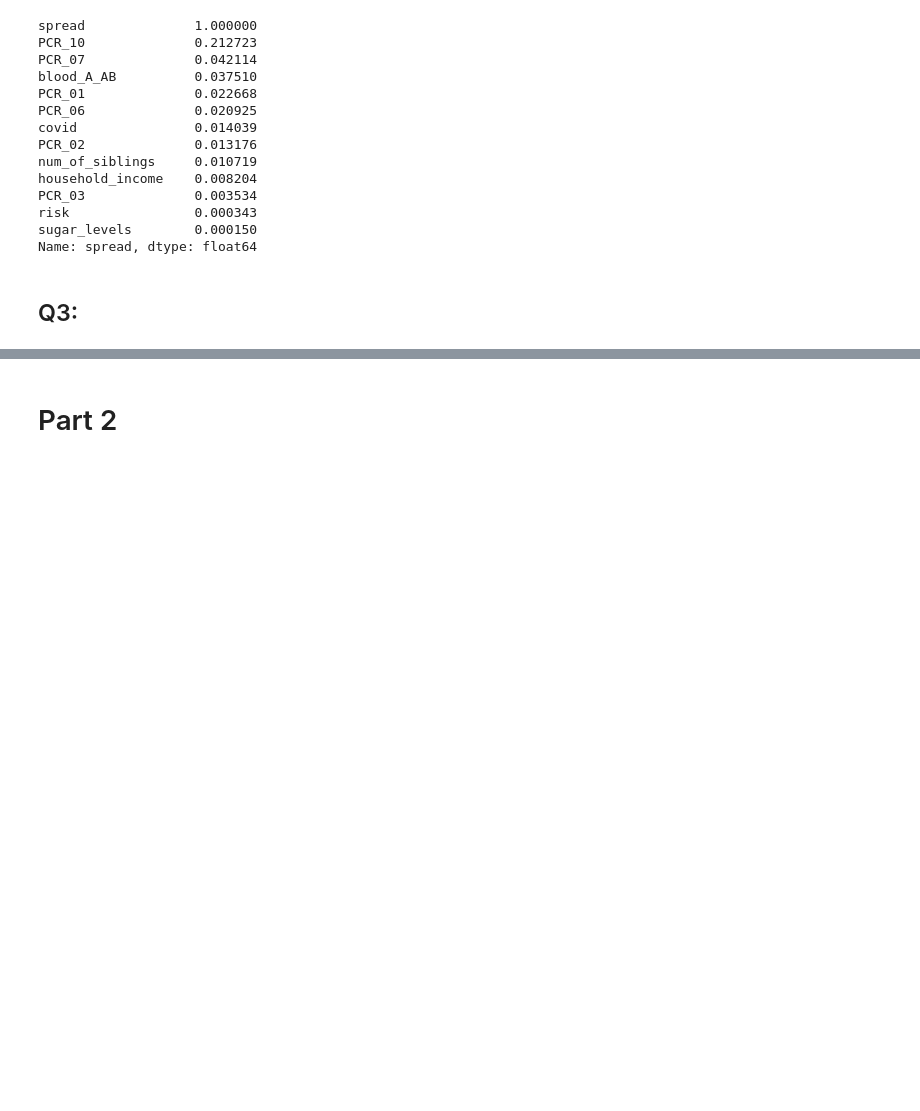
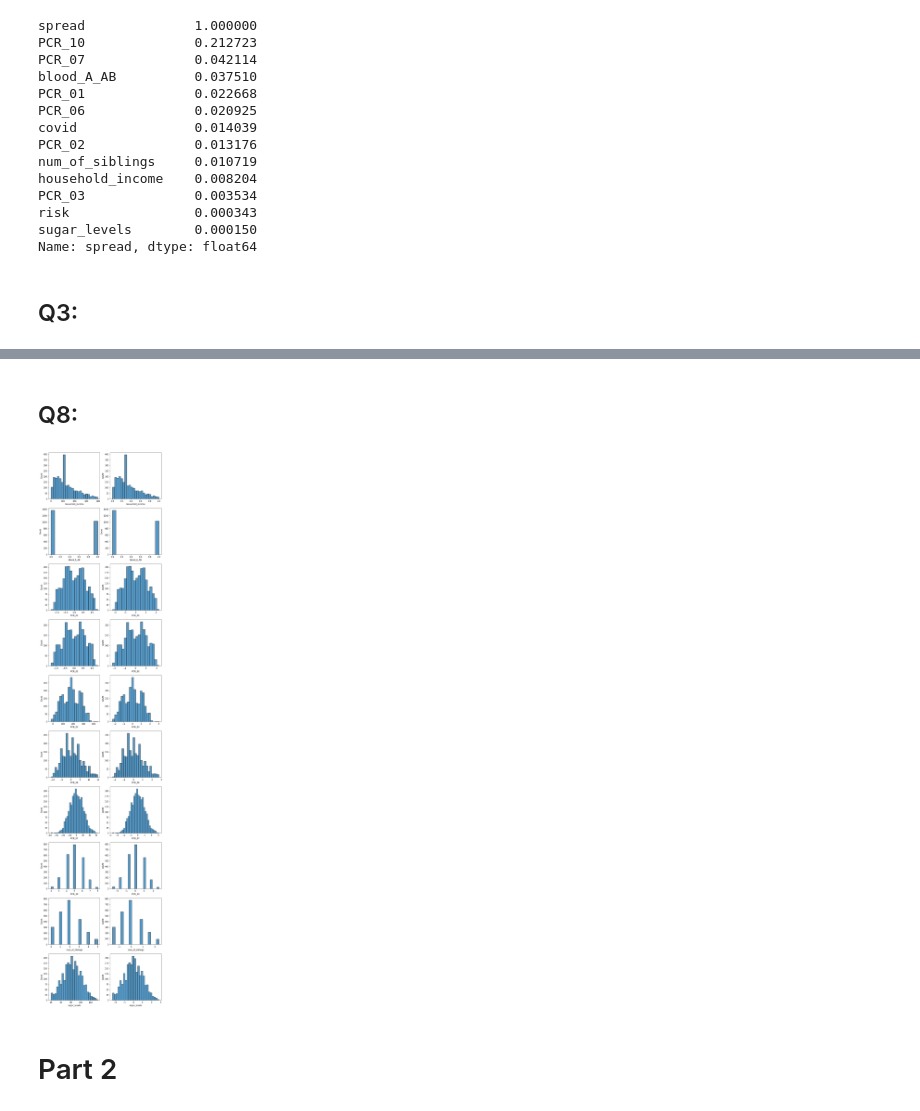
Before and after one commit to Av0cat0/IntroToML-cs236756-HW2, a Jupyter notebook: 313575599-308160647.ipynb, the cells around one changed output, grey strips where cells are left out. Drawn from its saved outputs; the diff is of its cells as text; code cells hidden in the pictures; blank space fills up the shorter version.

```diff
--- a/313575599-308160647.ipynb
+++ b/313575599-308160647.ipynb
@@ -100,3 +107,13 @@ Text(0.5, 0, 'PCR_10')
+# %% [markdown]
+## Q8:
+# %%
+features = [x for x in df_train.columns if x not in ['covid', 'risk', 'spread']]
+_, axes = plt.subplots(len(features),2, figsize=(10, 5 * len(features)))
+for i, col in enumerate(features):
+    sns.histplot(df_train_no_norm, x=df_train_no_norm[col], ax=axes[i, 0])
+    sns.histplot(df_train, x=df_train[col], ax=axes[i, 1])
+# %% [output]
+[figure, added]
 # %% [markdown]
 # Part 2
 # %% [markdown]
```
Also changed, not shown: parts of 9 cells of this notebook, 3 other files.
